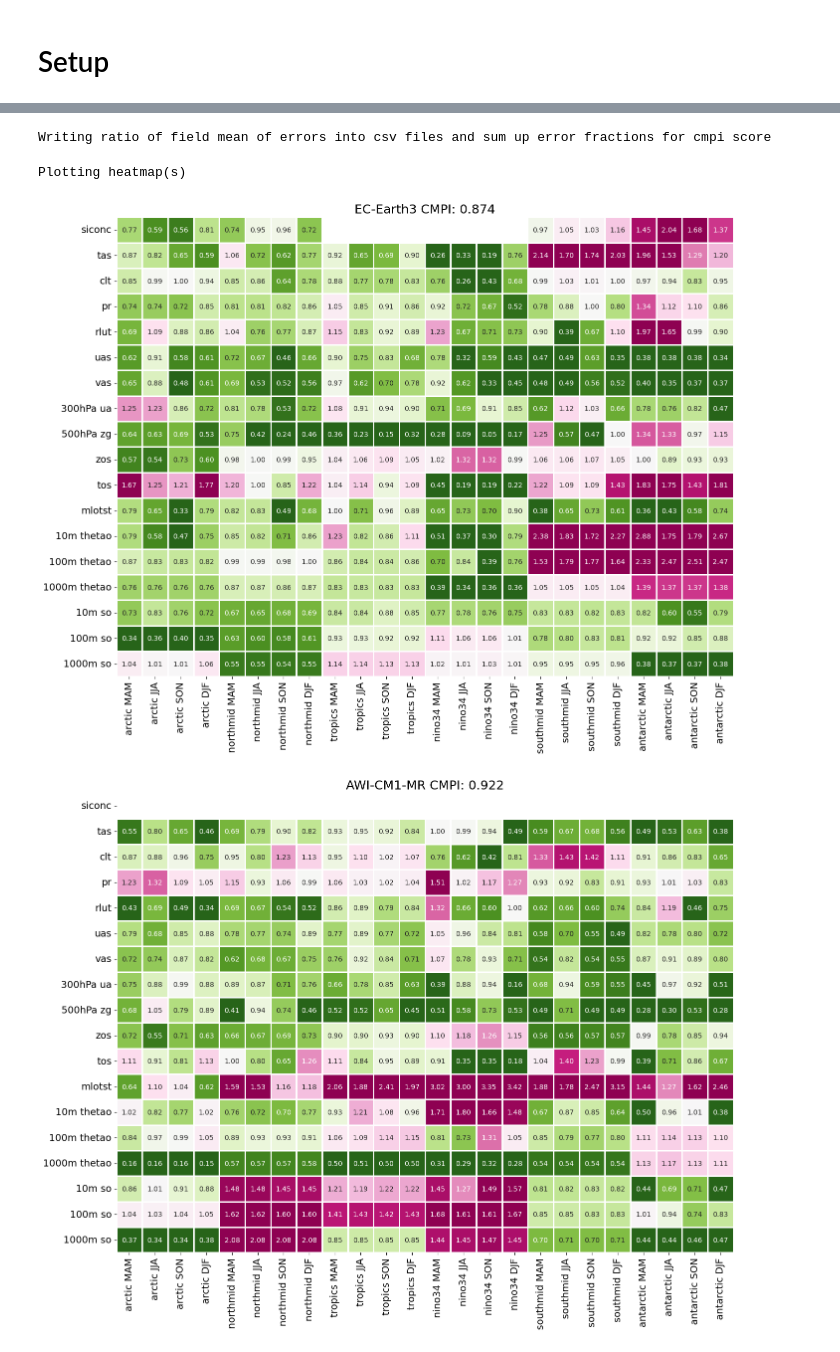
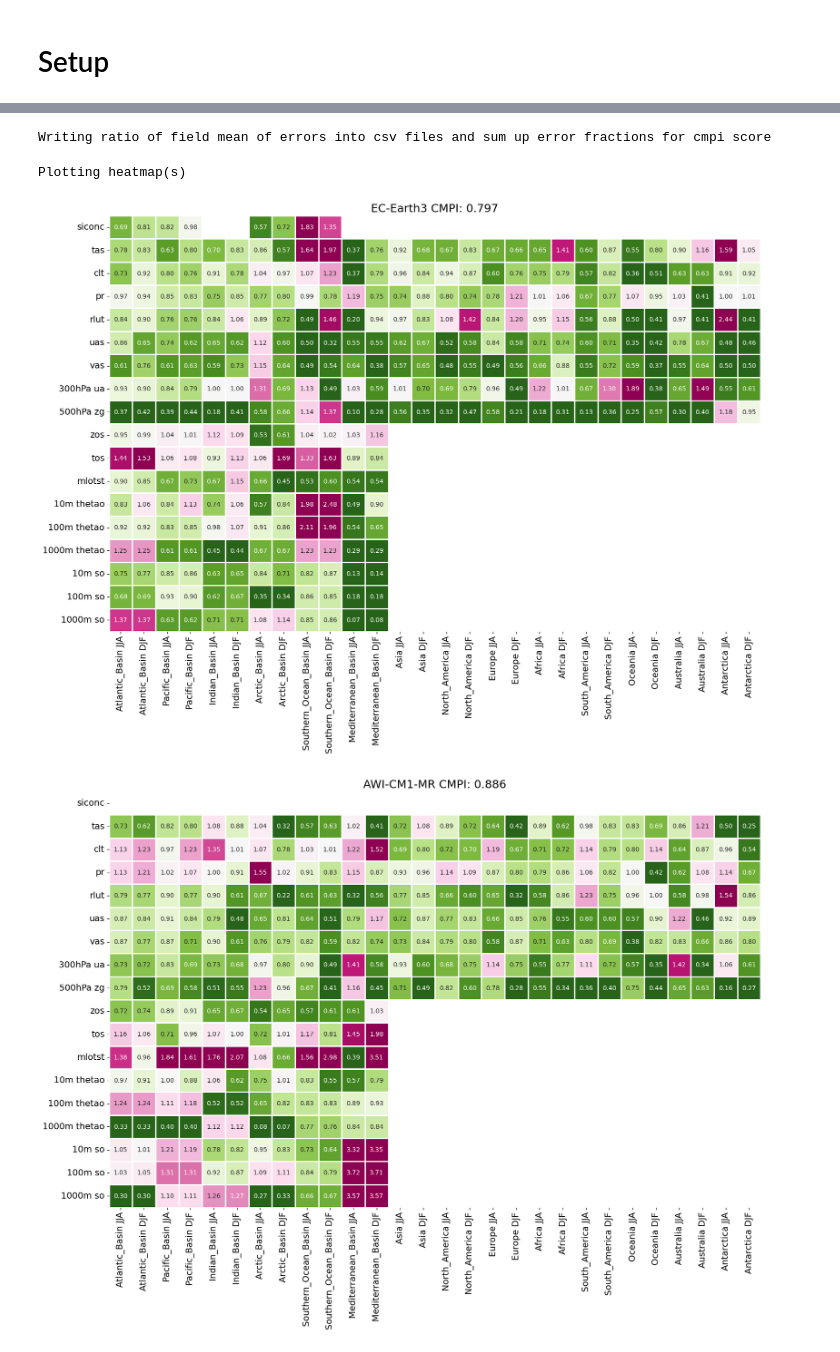
Before and after one commit to JanStreffing/cmpitool, a Jupyter notebook: example.ipynb, the cells around one changed output, grey strips where cells are left out. Cells and saved outputs as stored; diff of their text form; code cells hidden in the pictures.

```diff
--- a/example.ipynb
+++ b/example.ipynb
@@ -3,23 +3,23 @@
 # %%
 from cmpitool import (cmpitool ,cmpisetup)
 
 variable, region, climate_model, siconc, tas, clt, pr, rlut, uas, vas, ua, zg, zos, tos, mlotst, thetao, so = cmpisetup()
 model_path='/p/project/chhb19/streffing1/software/cmpi-tool/input/'
 models=[
         climate_model(name='EC-Earth3',    variables=[siconc, tas, clt, pr, rlut, uas, vas, ua, zg, zos, tos, mlotst, thetao, so]),
         climate_model(name='AWI-CM1-MR',   variables=[        tas, clt, pr, rlut, uas, vas, ua, zg, zos, tos, mlotst, thetao, so]),
     ]
 
-cmpitool(model_path, models)
+cmpitool(model_path, models, seasons=['JJA', 'DJF'], complexity='regions')
 # %% [output]
 Loading obs data
 Loading model data
 Calculating absolute error and field mean of abs error
 Writing field mean of errors into csv files
 Reading precalculated cmip6 field mean of errors from csv files
 Placing sums of error into easier to inspect dictionary
 Calculating ratio of current model error to evaluation model error
 Writing ratio of field mean of errors into csv files and sum up error fractions for cmpi score
 Plotting heatmap(s)
-[figure, old version]
+[figure, new version]
-[figure, old version]
+[figure, new version]
```
Also changed, not shown: 9 other files.
